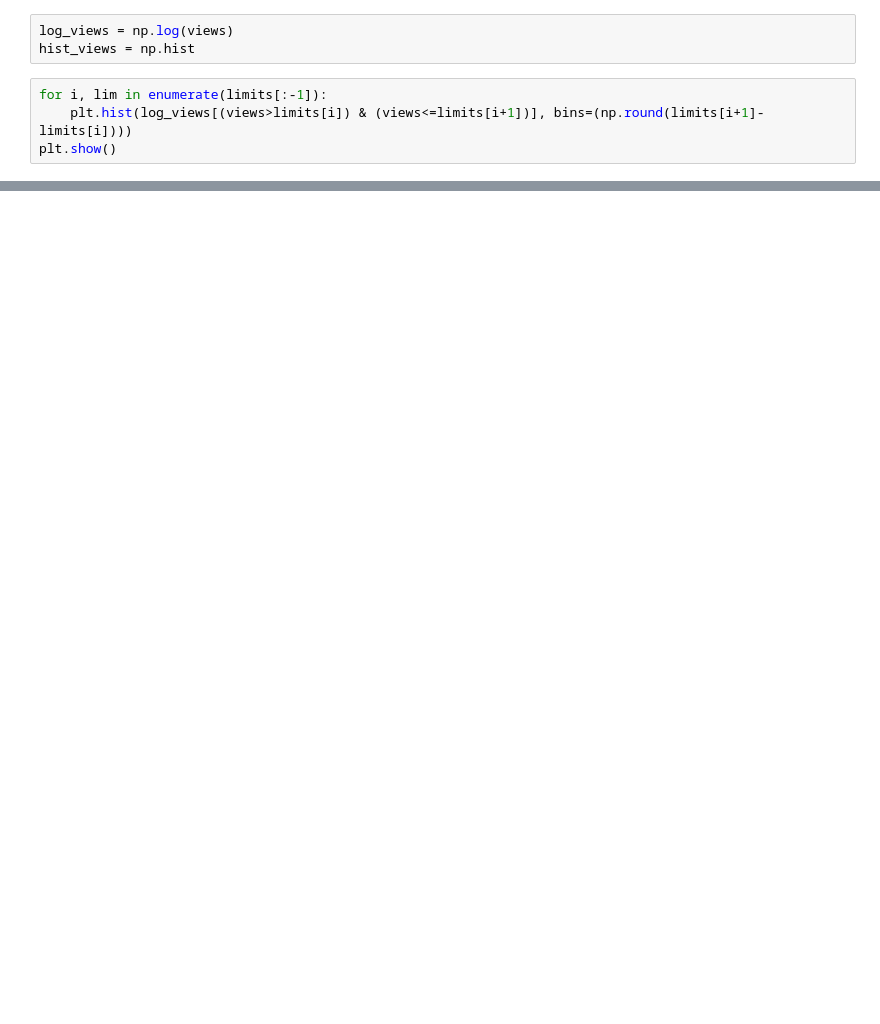
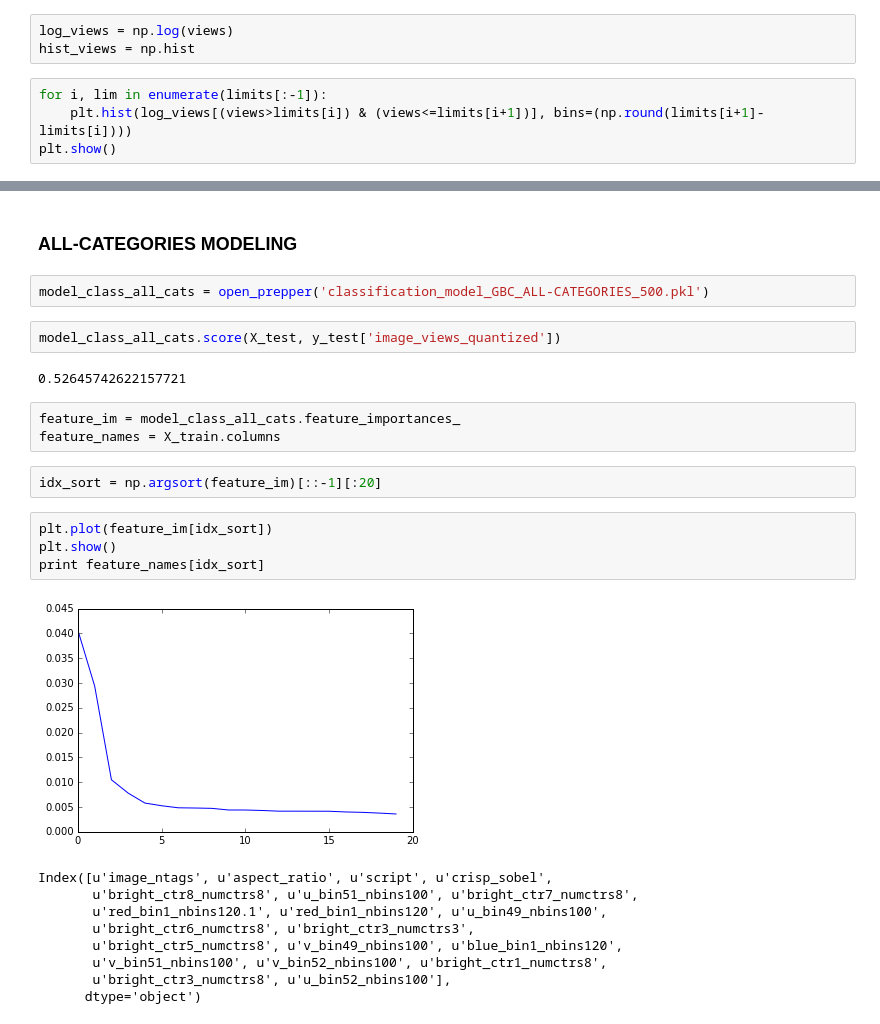
Before and after one commit to MPMakris/Photo_Pro, a Jupyter notebook: notebooks/Web_App Visuals.ipynb, the cells around one changed output, grey strips where cells are left out. Cells and saved outputs as stored; diff of their text form; blank space fills up the shorter version.

Commit message:
more visuals

```diff
--- a/notebooks/Web_App Visuals.ipynb
+++ b/notebooks/Web_App Visuals.ipynb
@@ -194,0 +121,27 @@ Image(filename='../../Photo_Pro/data/store/GBC_model_user_is_pro_ANIMALS_plot.pn
+# %% [markdown]
+### ALL-CATEGORIES MODELING
+# %%
+model_class_all_cats = open_prepper('classification_model_GBC_ALL-CATEGORIES_500.pkl')
+# %%
+model_class_all_cats.score(X_test, y_test['image_views_quantized'])
+# %% [output]
+0.52645742622157721
+# %%
+feature_im = model_class_all_cats.feature_importances_
+feature_names = X_train.columns
+# %%
+idx_sort = np.argsort(feature_im)[::-1][:20]
+# %%
+plt.plot(feature_im[idx_sort])
+plt.show()
+print feature_names[idx_sort]
+# %% [output]
+[figure, added]
+Index([u'image_ntags', u'aspect_ratio', u'script', u'crisp_sobel',
+       u'bright_ctr8_numctrs8', u'u_bin51_nbins100', u'bright_ctr7_numctrs8',
+       u'red_bin1_nbins120.1', u'red_bin1_nbins120', u'u_bin49_nbins100',
+       u'bright_ctr6_numctrs8', u'bright_ctr3_numctrs3',
+       u'bright_ctr5_numctrs8', u'v_bin49_nbins100', u'blue_bin1_nbins120',
+       u'v_bin51_nbins100', u'v_bin52_nbins100', u'bright_ctr1_numctrs8',
+       u'bright_ctr3_numctrs8', u'u_bin52_nbins100'],
+      dtype='object')
```
Also changed, not shown: parts of 29 cells of this notebook, 3 other files.
